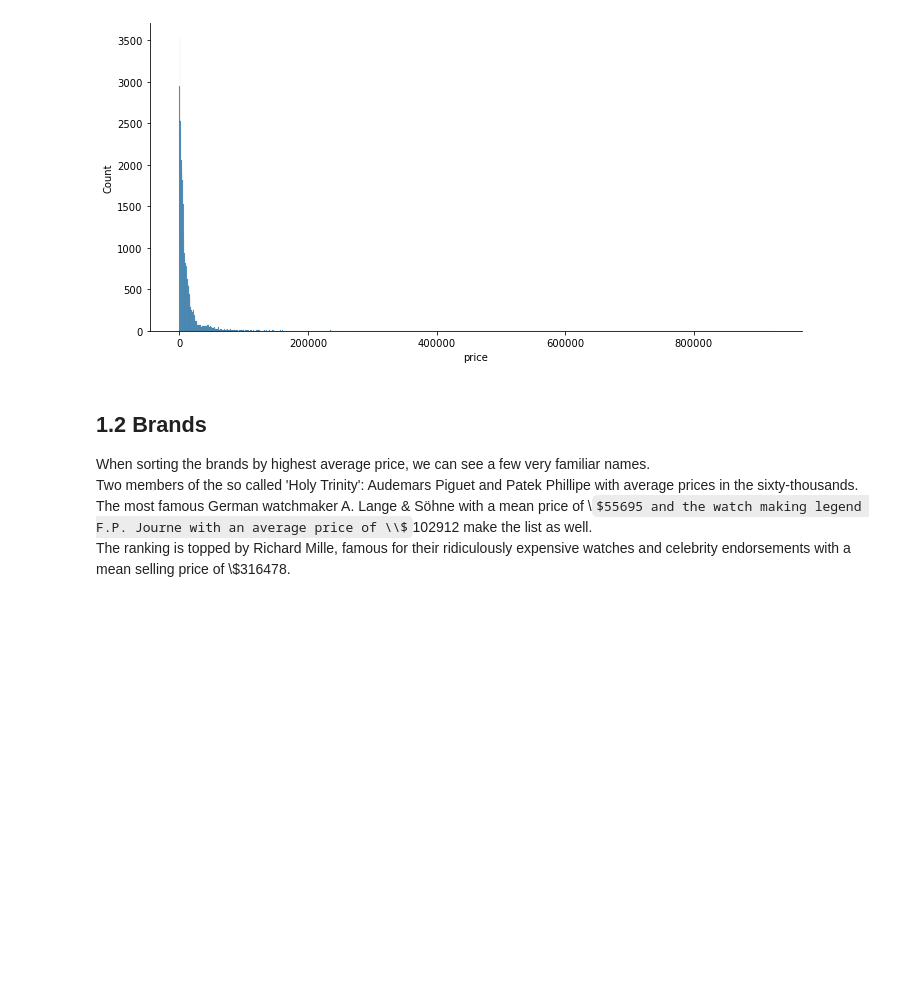
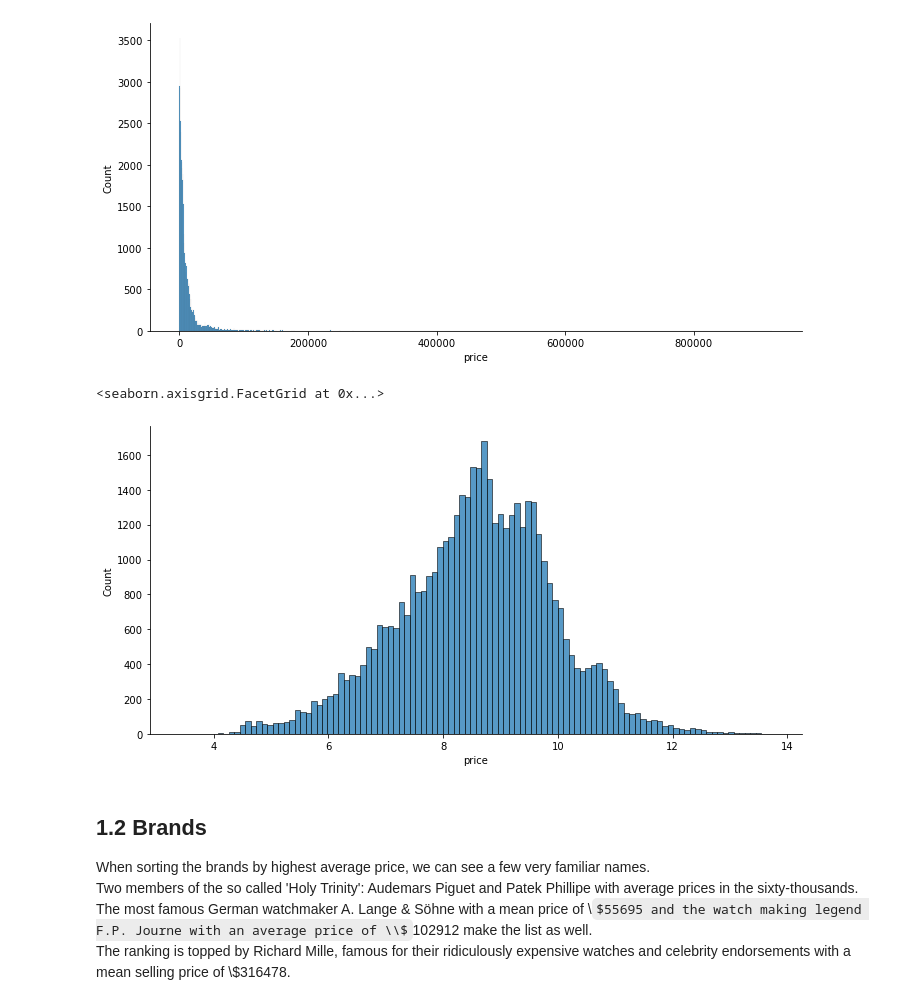
Before and after one commit to Ortgies/chrono, a Jupyter notebook: regression.ipynb, the cells around one changed output. Saved outputs shown, nothing was run; the diff lists cells and outputs as text; code cells hidden in the pictures; some formulas as TeX source; blank space fills up the shorter version.

```diff
--- a/regression.ipynb
+++ b/regression.ipynb
@@ -45,6 +46,11 @@ sns.displot(data=df, x=df['price'], kind='hist', fill=True, height=5, aspect=2)
 # %% [output]
 <seaborn.axisgrid.FacetGrid at 0x...>
 [figure]
+# %%
+sns.displot(data=df, x=np.log(df['price']), kind='hist', fill=True, height=5, aspect=2)
+# %% [output]
+<seaborn.axisgrid.FacetGrid at 0x...>
+[figure, added]
 # %% [markdown]
 ## 1.2 Brands
 When sorting the brands by highest average price, we can see a few very familiar names. <br>
```
Also changed, not shown: parts of 1 cell of this notebook, 4 other files.
